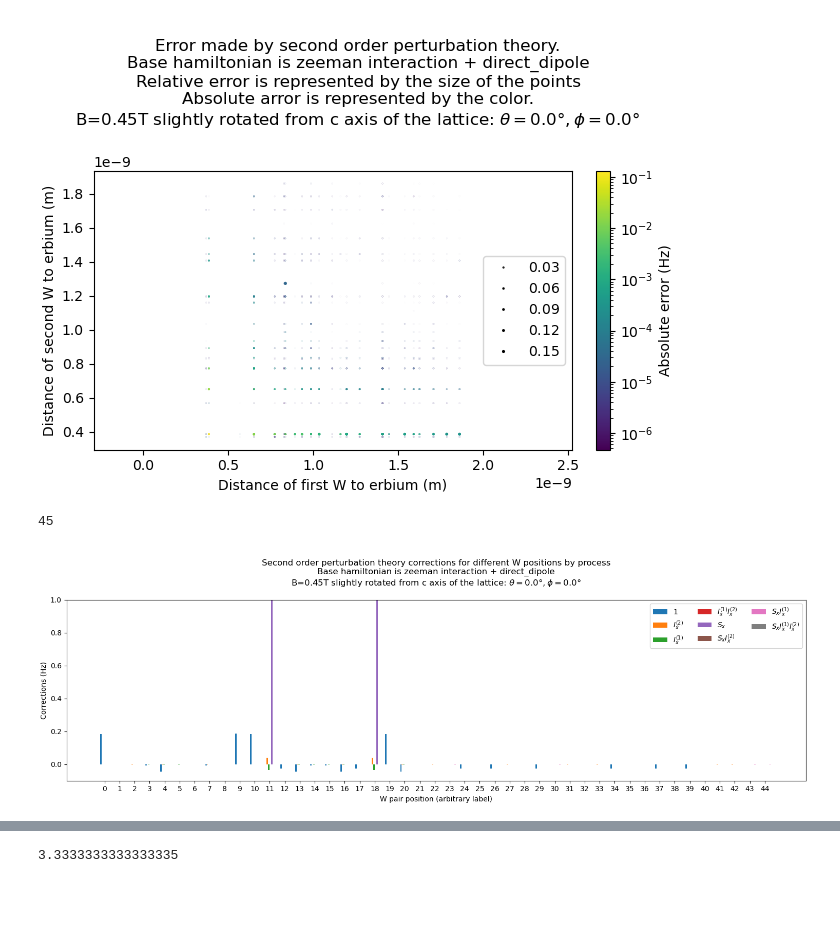
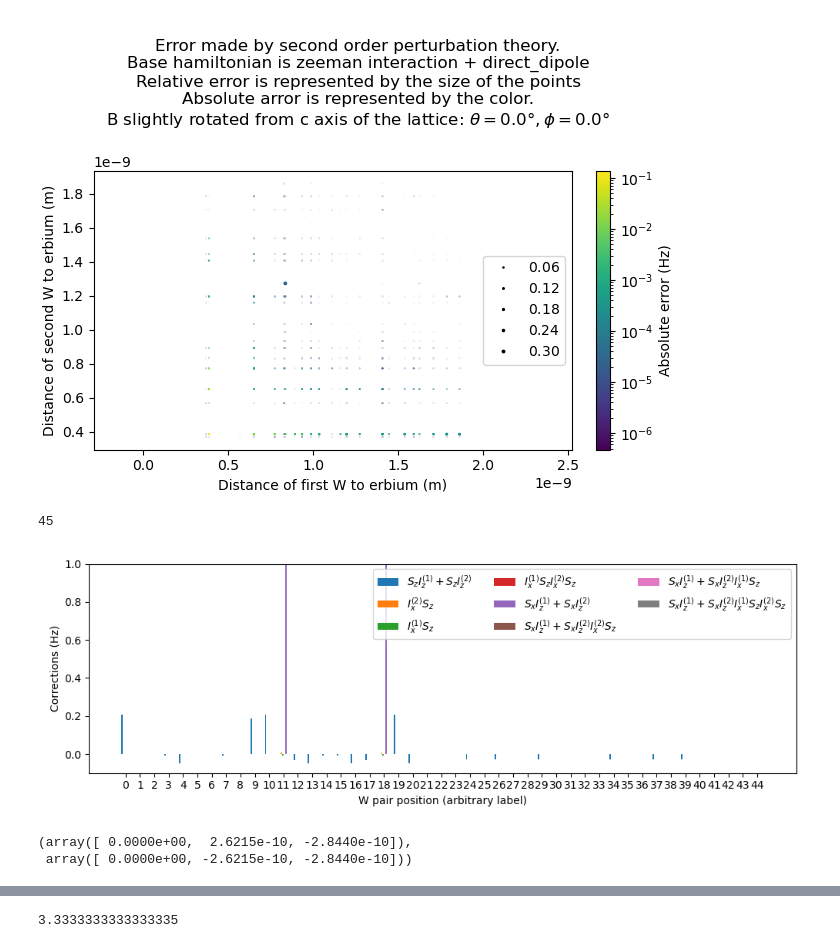
Before and after one commit to maurice-debray/spin_reconstruction, a Jupyter notebook: perturbation-theory.ipynb, the cells around one changed output, grey strips where cells are left out. Cells and saved outputs as stored; diff of their text form; code cells hidden in the pictures; blank space fills up the shorter version.

Commit message:
feat(notebooks): Better graphs for the report and misc

```diff
--- a/perturbation-theory.ipynb
+++ b/perturbation-theory.ipynb
@@ -235,39 +150,22 @@ def dipolar_hamiltonian(mu_1, mu_2, xyz):
 # %%
-B_S = 0.45
-B_I1 = 0.45
-B_I2 = 0.44
-
 theta = 0/180*np.pi
 phi = 0/180*np.pi
 
 B = np.array([np.cos(phi)*np.sin(theta), np.sin(phi)*np.sin(theta), np.cos(theta)])
 
-mu_S =  erbium_gamma[:,None, None] * get_full_H_matrices(1/2, 0, 4)
-mu_I1 = gamma_w * get_full_H_matrices(1/2, 2, 2)
-mu_I2 = gamma_w * get_full_H_matrices(1/2, 4, 0)
-
-# Zeeman for each atom in the 8dim Hailtonian
-H_zeeman_erbium = -np.sum(B_S * B[:,None, None] * mu_S, axis=0)
-H_zeeman_I1 = -np.sum(B_I1 * B[:,None, None] * mu_I1, axis=0)
-H_zeeman_I2 = -np.sum(B_I2 * B[:,None, None] * mu_I2, axis=0)
-
-
-
-erbium_position = lattice_x * 0.5 + lattice_y * 0.5 + lattice_z * 0.5
-
+H_zeeman_erbium, H_zeeman_I1, H_zeeman_I2  = get_zeeman(B)
 
 def get_hamiltonian(r1, r2):
     H_0 = (
-        H_zeeman_erbium + H_zeeman_I1 + H_zeeman_I2
+        H_zeeman_erbium + 0.9*H_zeeman_I1 + H_zeeman_I2
         + dipolar_hamiltonian(mu_I1, mu_I2, r1 - r2)
     )
     V = (
+
         dipolar_hamiltonian(mu_I1, mu_S, r1 - erbium_position)
         + dipolar_hamiltonian(mu_I2, mu_S, r2 - erbium_position)
     )
-    eig, eigv = np.linalg.eigh(H_0)
-    np.asmatrix(eigv).H * V * np.asmatrix(eigv)
-    return (H_0)/h, (V)/h
+    return H_0/h, V/h
 # %%
 def get_state(i):
     er = (i//4) == 1
@@ -319,8 +217,6 @@ r2 = np.empty((len(cell_positions)*(len(cell_positions)-1)//2, 3))
 for i in range(len(cell_positions)):
     for j in range(i):
         H_0, V = get_hamiltonian(cell_positions[i], cell_positions[j])
-        if i == 0 and j == 0:
-            print(np.diag(V) < 1e-50)
         true_eig, _ = np.linalg.eigh(H_0 + V)
         eig0, corrections = second_order_perturbation(H_0, V)
         second_order_eig = np.sum(corrections, axis = 1) + eig0
@@ -366,7 +263,7 @@ Error made by second order perturbation theory.
 Base hamiltonian is zeeman interaction + direct_dipole
 Relative error is represented by the size of the points
 Absolute arror is represented by the color.
-B={B_S}T slightly rotated from c axis of the lattice: $\\theta = {theta * 180 / np.pi}°, \\phi = {phi * 180 / np.pi}°$
+B slightly rotated from c axis of the lattice: $\\theta = {theta * 180 / np.pi}°, \\phi = {phi * 180 / np.pi}°$
 """)
 
 sc = ax.scatter(np.linalg.norm(r1, axis=1), np.linalg.norm(r2, axis=1), s = np.abs(czz_approx-eigs)/np.abs(eigs)*1e1, c = np.abs(czz_approx-eigs), norm=LogNorm())
@@ -381,7 +278,7 @@ ax.axis("equal")
 
 pass
 # %% [output]
-[figure, old version]
+[figure, new version]
 # %%
 # Now let's understand who contributes to what
 # %%
@@ -403,34 +300,41 @@ for i in range(len(first_cell_positions)):
         all_corrections[(i*(i-1))//2+j] = np.array([get_Czz_correction(corrections, i) for i in range(corrections.shape[1])])
 # %%
 # https://matplotlib.org/stable/gallery/lines_bars_and_markers/barchart.html
-fig, ax = plt.subplots(figsize=(15,5),layout='constrained')
-ax.set_title("Second order perturbation corrections")
+fig, ax = plt.subplots(figsize=(10,3.5),layout='constrained')
+#ax.set_title("Second order perturbation corrections")
 
 x = np.arange(len(all_corrections))  # the label locations
 width = 0.1  # the width of the bars
 offset = -3.5*width
 
 for i in range(8):
     offset += width
     rects = ax.bar(x + offset, all_corrections[:,i], width, label=f"${get_process(i)}$")
     #ax.bar_label(rects, padding=3)
 
 ax.set_ylabel('Corrections (Hz)')
 #ax.set_yscale('log')
 #ax.set_xticks(x, [f"{r1[i,0]:.0e} {r2[i,0]:.0e}\n{r1[i,1]:.0e} {r2[i,1]:.0e}\n{r1[i,2]:.0e} {r2[i,2]:.0e}" for i  in range(len(all_corrections))])
 ax.set_xticks(x, range(len(all_corrections)))
-ax.set_title(f"""
-Second order perturbation theory corrections for different W positions by process
-Base hamiltonian is zeeman interaction + direct_dipole
-B={B_S}T slightly rotated from c axis of the lattice: $\\theta = {theta * 180 / np.pi}°, \\phi = {phi * 180 / np.pi}°$
-""")
+#ax.set_title(f"""
+#Second order perturbation theory corrections for different W positions by process
+#Base hamiltonian is zeeman interaction + direct_dipole
+#B slightly rotated from c axis of the lattice: $\\theta = {theta * 180 / np.pi}°, \\phi = {phi * 180 / np.pi}°$
+#""")
 ax.set_xlabel("W pair position (arbitrary label)")
 ax.set_ylim(-0.1,1)
 ax.legend(ncols=3)
+fig.tight_layout()
+fig.savefig("perturbation.svg")
 len(all_corrections)
 # %% [output]
 45
-[figure, old version]
+[figure, new version]
+# %%
+r1[11], r2[11]
+# %% [output]
+(array([ 0.0000e+00,  2.6215e-10, -2.8440e-10]),
+ array([ 0.0000e+00, -2.6215e-10, -2.8440e-10]))
 # %%
 eigs = np.empty(len(cell_positions)*(len(cell_positions)-1)//2)
 czz_approx = np.empty(len(cell_positions)*(len(cell_positions)-1)//2)
```
Also changed, not shown: parts of 9 cells of this notebook, 4 other files.
